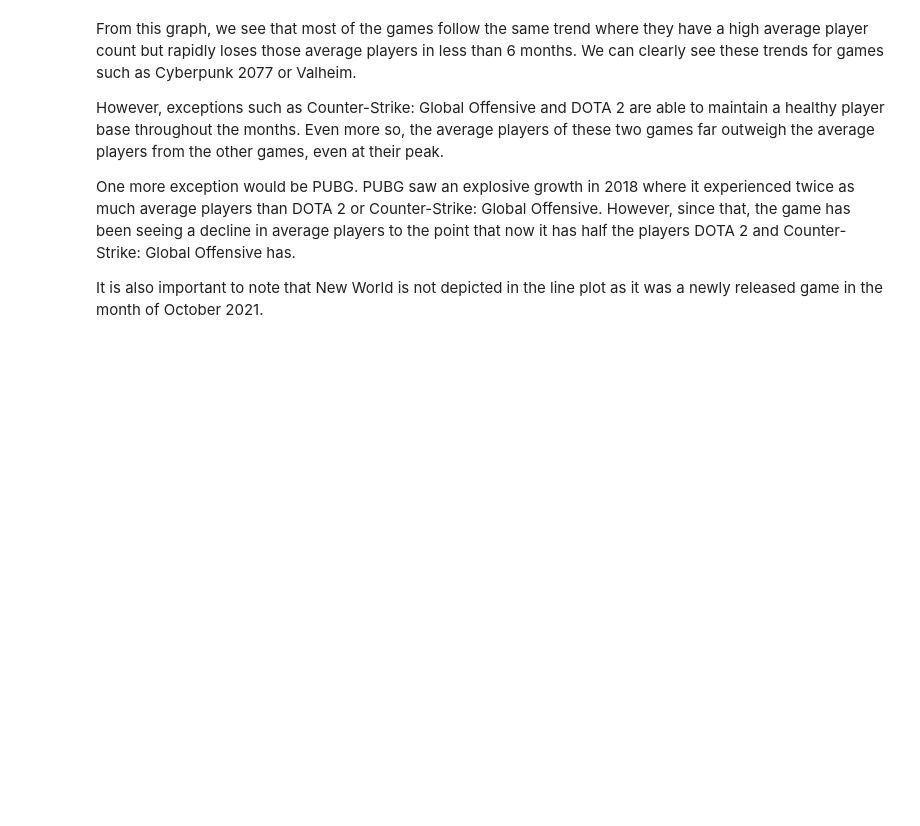
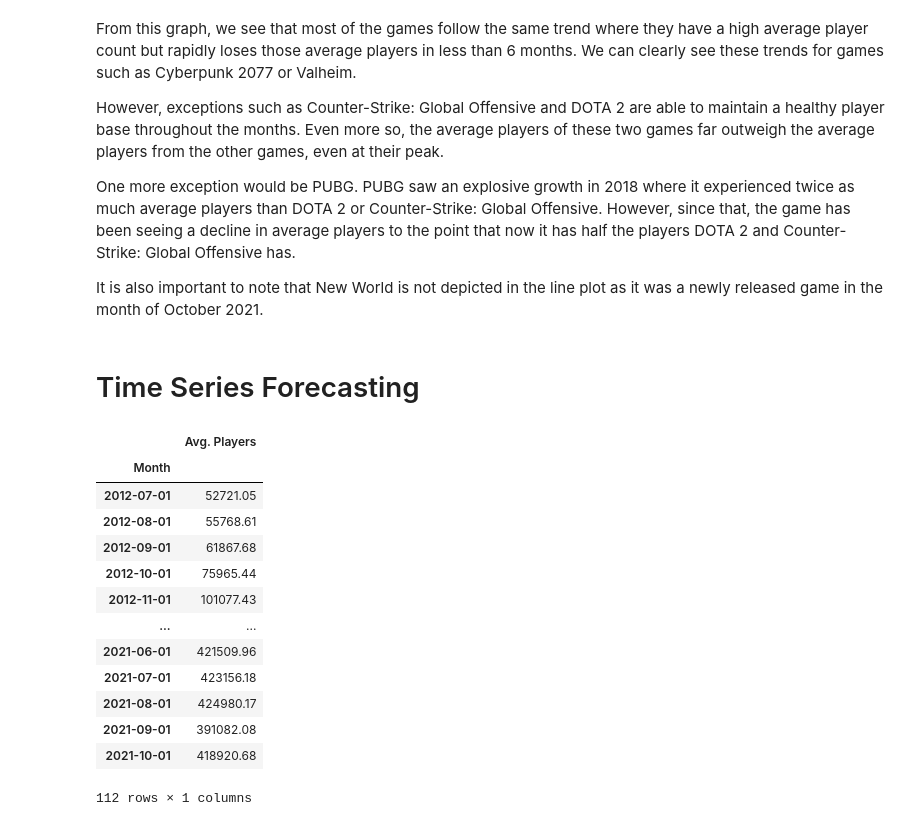
Before and after one commit to bryan9898/1015, a Jupyter notebook: Question 1/Question 1.ipynb, the cells around one changed output. Cells and saved outputs as stored; diff of their text form; code cells hidden in the pictures; blank space fills up the shorter version.

```diff
--- a/Question 1/Question 1.ipynb
+++ b/Question 1/Question 1.ipynb
@@ -284,3 +288,26 @@ However, exceptions such as Counter-Strike: Global Offensive and DOTA 2 are able
 One more exception would be PUBG. PUBG saw an explosive growth in 2018 where it experienced twice as much average players than DOTA 2 or Counter-Strike: Global Offensive. However, since that, the game has been seeing a decline in average players to the point that now it has half the players DOTA 2 and Counter-Strike: Global Offensive has.
 
 It is also important to note that New World is not depicted in the line plot as it was a newly released game in the month of October 2021.
+# %% [markdown]
+# Time Series Forecasting
+# %%
+Dota = steam_data_clean.loc[steam_data_clean['Name'] == 'Dota 2']
+Dota = Dota[['Avg. Players', 'Month']]
+Dota = Dota.sort_values('Month', ascending=True)
+Dota.set_index('Month', inplace=True)
+Dota
+# %% [output]
+|  | Avg. Players |
+| Month |  |
+| 2012-07-01 | 52721.05 |
+| 2012-08-01 | 55768.61 |
+| 2012-09-01 | 61867.68 |
+| 2012-10-01 | 75965.44 |
+| 2012-11-01 | 101077.43 |
+| ... | ... |
+| 2021-06-01 | 421509.96 |
+| 2021-07-01 | 423156.18 |
+| 2021-08-01 | 424980.17 |
+| 2021-09-01 | 391082.08 |
+| 2021-10-01 | 418920.68 |
+112 rows × 1 columns
```
Also changed, not shown: parts of 8 cells of this notebook.
